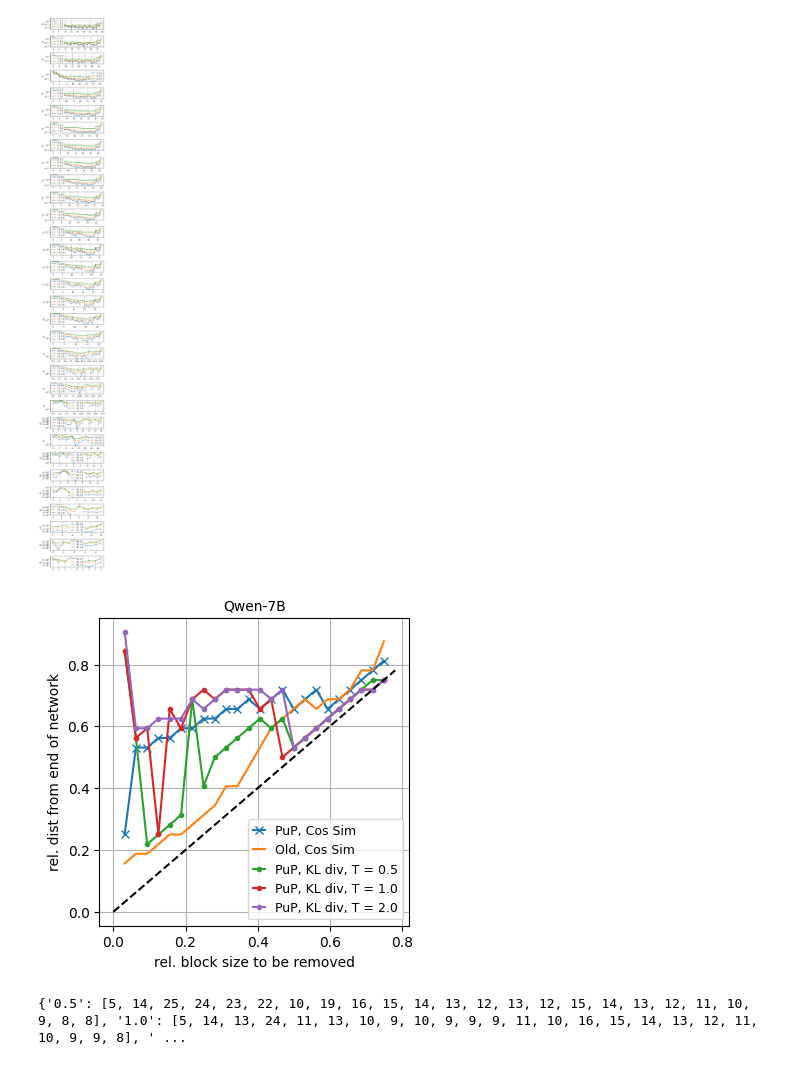
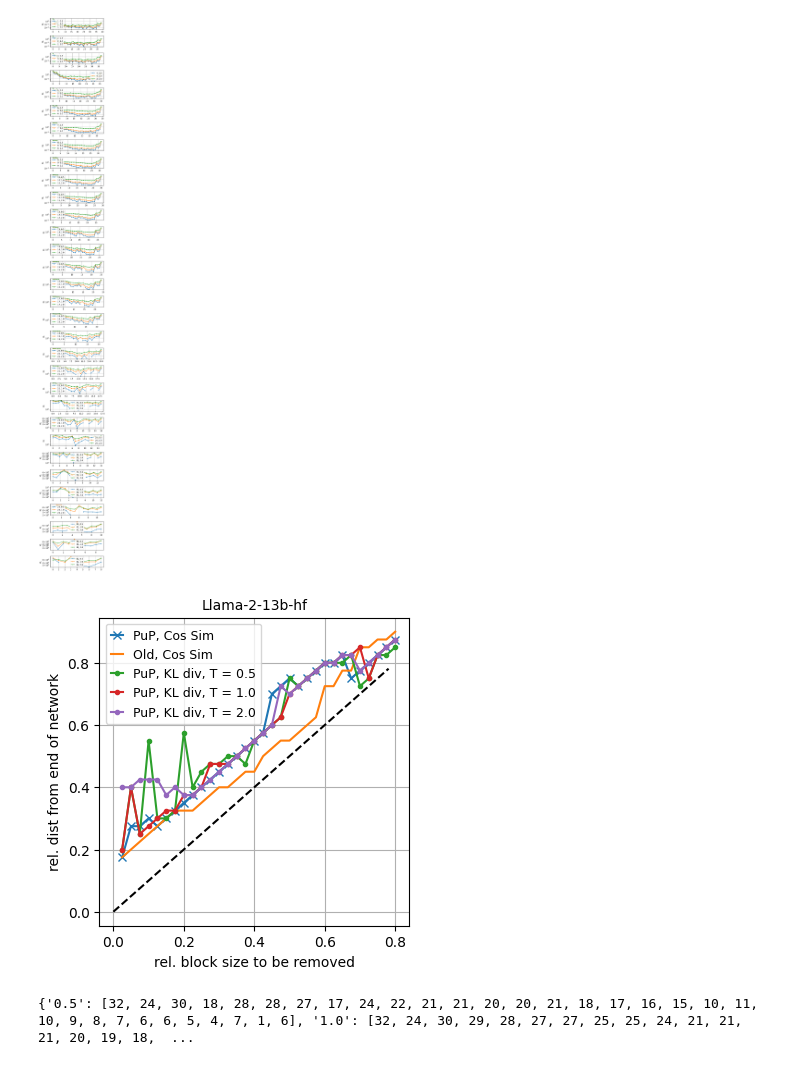
Before and after one commit to hassan-shap/llm-benchmarks, a Jupyter notebook: benchmarks_aws/cossim/pp_cossim.ipynb, the cells around one changed output. Saved outputs shown, nothing was run; the diff lists cells and outputs as text; code cells hidden in the pictures.

```diff
--- a/benchmarks_aws/cossim/pp_cossim.ipynb
+++ b/benchmarks_aws/cossim/pp_cossim.ipynb
@@ -235,15 +235,15 @@ def file_reader(fname):
     f.close()
     return last_token_sim
 
-# model_name = "/data/llama-hf/Llama-2-7b-hf"
+model_name = "/data/llama-hf/Llama-2-13b-hf"
 # model_name = "mistralai/Mistral-7B-v0.1"
-model_name = "Qwen/Qwen-7B"
+# model_name = "Qwen/Qwen-7B"
 # model_name = "microsoft/phi-2"
 
 
 out_dir = "data/"
-num_layers = 32
-step_list = np.arange(1,25)
+num_layers = 40
+step_list = np.arange(1,33)
 # step_list = np.arange(1,0.8*num_layers+1).astype(int)
 colors = plt.cm.viridis(np.linspace(0,1,1+len(step_list)))
 x_min = []
@@ -260,6 +260,10 @@ plt.figure()#figsize=(5,2))
 for idx, step in enumerate(step_list):
     x = np.arange(num_layers-step+1)
     y =  np.arccos(np.array(similarity[f"{step}"])).mean(axis=0)/np.pi
+
+    # idx_min = np.argmin(y)
+    # x_min.append(x[idx_min])
+    # y_min.append(y[idx_min])
     id0 = int(len(y)/2)
     idx_min = np.argmin(y[id0:])
     # idx_min = np.argmin(y[y != np.min(y)])
@@ -538,8 +549,8 @@ def file_reader(fname):
 
 
 # model_name = "mistralai/Mistral-7B-v0.1"
-model_name = "Qwen/Qwen-7B"
-# model_name = "/data/llama-hf/Llama-2-13b-hf"
+# model_name = "Qwen/Qwen-7B"
+model_name = "/data/llama-hf/Llama-2-13b-hf"
 out_dir = "/home/ubuntu/data/llm-benchmarks/e2e_cossim/skip_data/"
 
 if "Mistral" in model_name:
@@ -556,7 +567,7 @@ elif "Llama-2-70b" in model_name:
     x_min_in_layer_out = [62, 62, 61, 62, 61, 60, 61, 58, 59, 58, 58, 57, 56, 55, 54, 53, 53, 53, 53, 53, 51, 50, 50, 50, 49, 49, 48, 48, 46, 46, 45, 44, 43, 42, 41, 40, 39, 37, 36, 35, 33, 33, 29, 30, 29, 28, 28, 28, 26, 26, 23, 22, 22, 21, 21, 19, 19, 18, 17, 16, 14, 14, 13, 11]
 
 
-num_layers = 32
+num_layers = 40
 # step_list = np.arange(1,0.8*num_layers+1).astype(int)
 colors = plt.cm.viridis(np.linspace(0,1,25))
 x_min = []
@@ -576,7 +587,7 @@ x_min_list = []
 plt.figure(figsize=(5,40))
 # plt.subplot(24,1)
 # for block_size in range(0,num_layers):
-for block_size in range(1,25):
+for block_size in range(1,33):
     # print(block_size)
 
     fname = out_dir+ f"c_entropy_l_{block_size}_output_c4_{model_name.split('/')[-1]}.json"
@@ -723,33 +734,36 @@ for block_size in range(1,num_layers+1):
 [figure]
 # %%
 x_plot = np.arange(0,26)/32
-x_layer_io_llama2_13b = [33, 32, 31, 30, 29, 28, 27, 27, 27, 26, 25, 24, 24, 23, 22, 22, 20, 19, 18, 18, 17, 17, 15, 3, 3, 3, 3, 3, 3, 3, 3, 3]
-x_model_io_llama2_13b = [32, 24, 30, 29, 28, 27, 27, 25, 25, 24, 21, 21, 21, 20, 19, 18, 17, 16, 15, 12, 11, 10, 9, 8]
+x_layer_io_llama2_13b = [33, 32, 31, 30, 29, 28, 27, 27, 27, 26, 25, 24, 24, 23, 22, 22, 20, 19, 18, 18, 17, 16, 15, 11, 11, 9, 9, 6, 6, 5, 5, 4]
+# [33, 32, 31, 30, 29, 28, 27, 27, 27, 26, 25, 24, 24, 23, 22, 22, 20, 19, 18, 18, 17, 17, 15, 3, 3, 3, 3, 3, 3, 3, 3, 3]
+x_model_io_llama2_13b = [33, 29, 29, 28, 29, 28, 27, 26, 25, 24, 23, 22, 21, 20, 19, 18, 17, 12, 11, 10, 11, 10, 9, 8, 8, 7, 10, 9, 8, 7, 6, 5]
+#[33, 29, 29, 28, 29, 28, 27, 26, 25, 24, 23, 22, 21, 20, 19, 18, 17, 12, 11, 10, 11, 10, 9, 8, 7, 7, 6, 4, 4, 7, 6, 5]
+
 x_model_io_qwen_7b = [24, 15, 15, 14, 14, 13, 13, 12, 12, 11, 11, 10, 11, 10, 9, 11, 10, 9, 11, 10, 9, 8, 7, 6]
 # [3, 13, 13, 13, 12, 11, 10, 10, 11, 9, 9, 10, 9, 10, 9, 11, 10, 9, 11, 10, 9, 8, 7, 6]
 x_layer_io_qwen_7b = [27, 26, 26, 25, 24, 24, 23, 22, 21, 19, 19, 17, 15, 13, 12, 11, 10, 11, 10, 10, 9, 7, 7, 4]
 # [27, 26, 26, 25, 24, 24, 23, 1, 1, 1, 1, 1, 1, 1, 1, 1, 10, 11, 10, 10, 9, 2, 2, 1]
 
 plt.figure(figsize=(4,4))
 
-plt.plot(np.arange(1,25)/32,1-np.array(x_model_io_qwen_7b)/32,"x-", label="PuP, Cos Sim")
-plt.plot(np.arange(1,25)/32,1-np.array(x_layer_io_qwen_7b)/32,"-", label="Old, Cos Sim")
-# plt.plot(np.arange(1,25)/40,1-np.array(x_model_io_llama2_13b)/40,"x-", label="PuP, Cos Sim")
-# plt.plot(np.arange(1,33)/40,1-np.array(x_layer_io_llama2_13b)/40,"-", label="Old, Cos Sim")
+# plt.plot(np.arange(1,25)/32,1-np.array(x_model_io_qwen_7b)/32,"x-", label="PuP, Cos Sim")
+# plt.plot(np.arange(1,25)/32,1-np.array(x_layer_io_qwen_7b)/32,"-", label="Old, Cos Sim")
+plt.plot(np.arange(1,33)/40,1-np.array(x_model_io_llama2_13b)/40,"x-", label="PuP, Cos Sim")
+plt.plot(np.arange(1,33)/40,1-np.array(x_layer_io_llama2_13b)/40,"-", label="Old, Cos Sim")
 
 for Temp in Temp_list:
-    plt.plot(np.arange(1,25)/32,1-np.array(x_min_list[f"{Temp}"])/32,".-",label=f"PuP, KL div, T = {Temp:.1f}")
-#     # plt.plot(np.arange(1,33)/40,1-np.array(x_min_list[f"{Temp}"])/40,".-",label=f"PuP, KL div, T = {Temp:.1f}")
+    # plt.plot(np.arange(1,25)/32,1-np.array(x_min_list[f"{Temp}"])/32,".-",label=f"PuP, KL div, T = {Temp:.1f}")
+    plt.plot(np.arange(1,33)/40,1-np.array(x_min_list[f"{Temp}"])/40,".-",label=f"PuP, KL div, T = {Temp:.1f}")
 plt.plot(x_plot,x_plot,"k--")
 plt.legend(handlelength=1,fontsize=9)
 plt.ylabel("rel. dist from end of network")
 plt.xlabel("rel. block size to be removed")
 plt.title(f"{model_name.split('/')[-1]}", fontsize= 10)
 plt.grid()
 plt.show()
 # %% [output]
-[figure, old version]
+[figure, new version]
 # %%
 print(x_min_list)
 # %% [output]
-{'0.5': [5, 14, 25, 24, 23, 22, 10, 19, 16, 15, 14, 13, 12, 13, 12, 15, 14, 13, 12, 11, 10, 9, 8, 8], '1.0': [5, 14, 13, 24, 11, 13, 10, 9, 10, 9, 9, 9, 11, 10, 16, 15, 14, 13, 12, 11, 10, 9, 9, 8], ' ...
+{'0.5': [32, 24, 30, 18, 28, 28, 27, 17, 24, 22, 21, 21, 20, 20, 21, 18, 17, 16, 15, 10, 11, 10, 9, 8, 7, 6, 6, 5, 4, 7, 1, 6], '1.0': [32, 24, 30, 29, 28, 27, 27, 25, 25, 24, 21, 21, 21, 20, 19, 18,  ...
```
Also changed, not shown: parts of 6 cells of this notebook, 12 other files.
